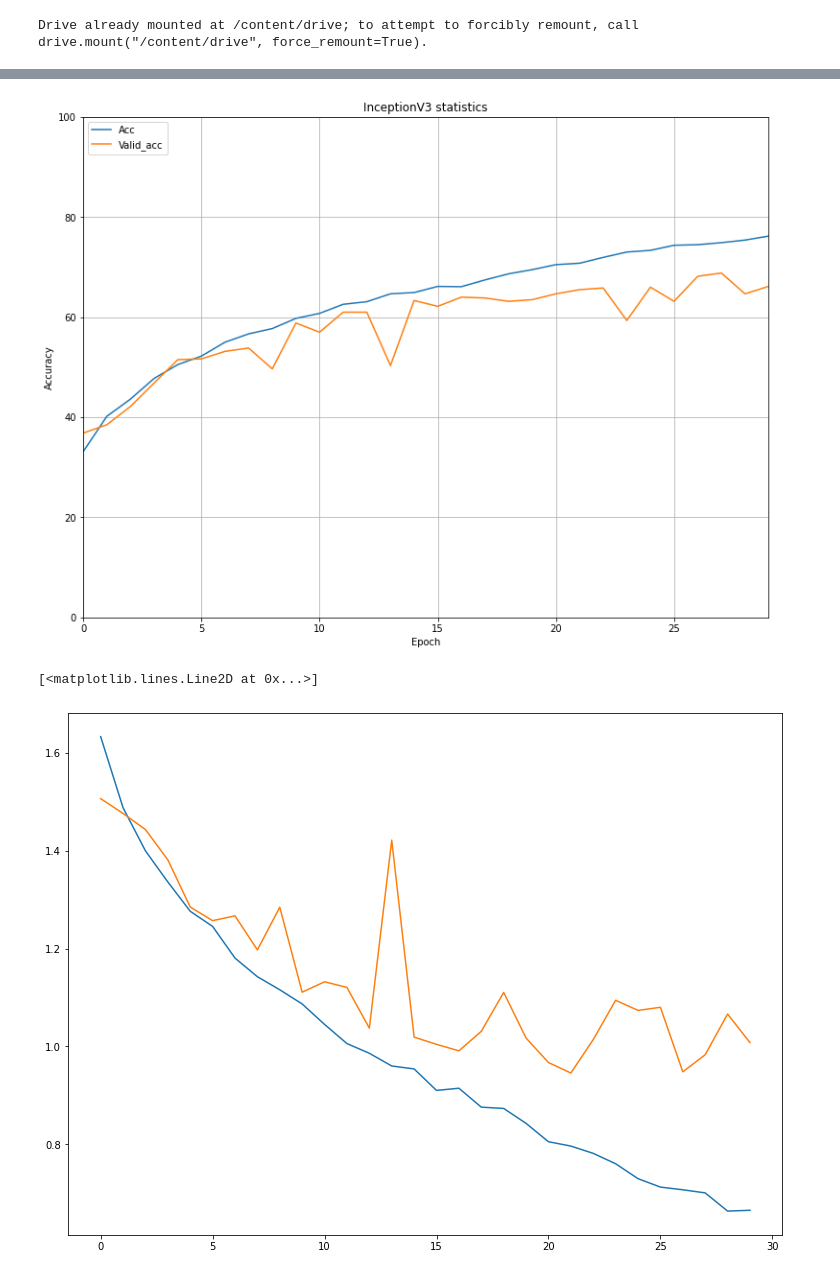
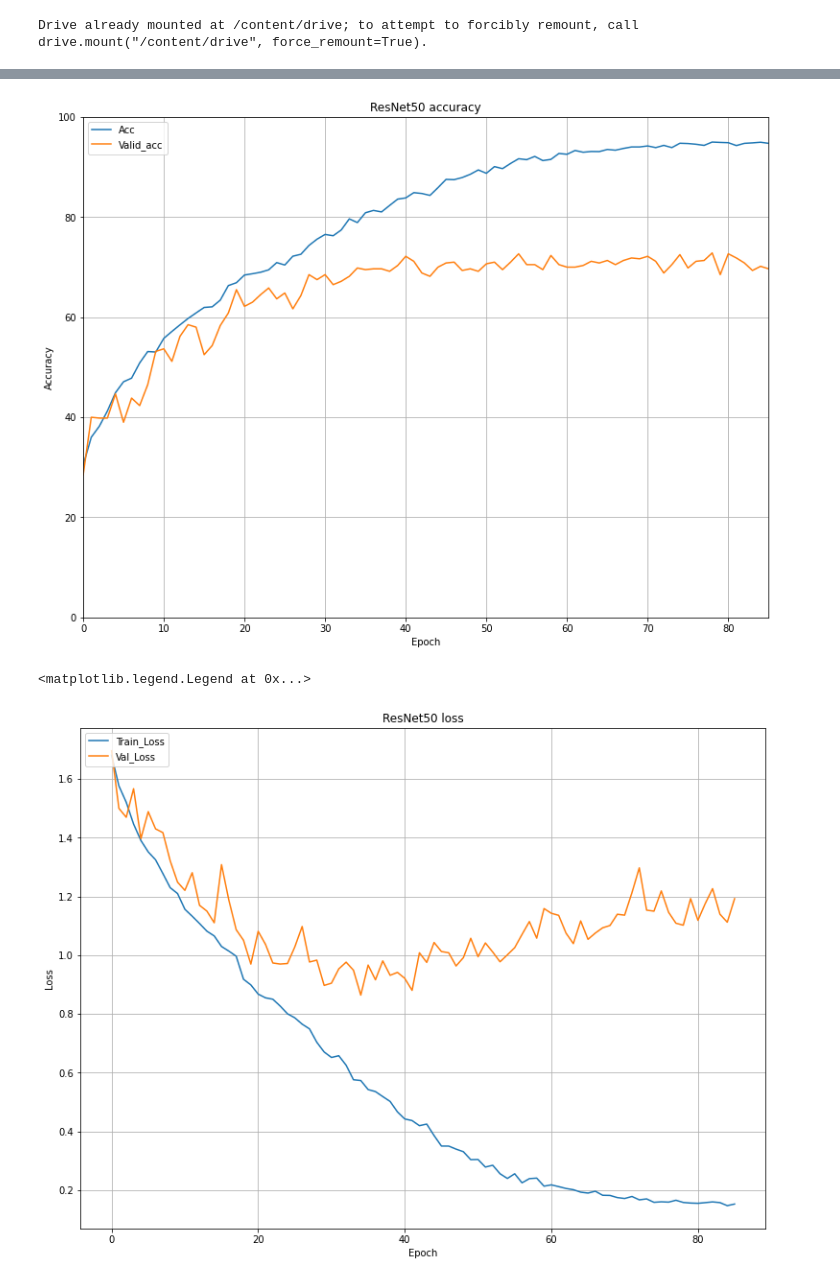
Before and after one commit to cpj6/digital_medicine_case2, a Jupyter notebook: ResNet50.ipynb, the cells around one changed output, grey strips where cells are left out. Drawn from its saved outputs; the diff is of its cells as text; code cells hidden in the pictures.

```diff
--- a/ResNet50.ipynb
+++ b/ResNet50.ipynb
@@ -36,8 +36,8 @@ data_dir = "/content/drive/Shared drives/數位醫學/Case Presentation 2"
 # hyper parameters
 num_classes = 6
 batch_size = 16
-EPOCH = 300
-input_size = 300
+EPOCH = 150
+input_size = 512
 
 device = torch.device("cuda:0" if torch.cuda.is_available() else "cpu")
 # %%
@@ -183,7 +183,7 @@ epoch_train = []
 best_val_acc = 0.0
 best_val_loss = 10.0
 
-for epoch in range(30, EPOCH):
+for epoch in range(EPOCH):
   net.train()
   sum_loss = 0.0
   correct = 0.0
@@ -244,13 +244,18 @@ for epoch in range(30, EPOCH):
       LOSS_VAL = val_sum_loss / (i + 1)
     loss_val.append(LOSS_VAL)
     print('validation accuracy：%.3f%%' % (100. * float(correct) / float(total)))
+    print('loss: ', LOSS_VAL)
     ## modified region ##
     valid_acc_train.append(100. * float(correct) / float(total))
     ## modified region ##
     acc = 100. * float(correct) / float(total)
+    if best_val_acc < acc:
+      print("save weight!!(acc)")
+      torch.save(net, '/content/drive/Shared drives/數位醫學/Case Presentation 2/Implementation/weights/model=resnet50(acc).pkl')
+      best_val_acc = acc
     if best_val_loss > LOSS_VAL:
-      print("save weight!!")
-      torch.save(net, '/content/drive/Shared drives/數位醫學/Case Presentation 2/Implementation/weights/model=resnet50.pkl')
+      print("save weight!!(loss)")
+      torch.save(net, '/content/drive/Shared drives/數位醫學/Case Presentation 2/Implementation/weights/model=resnet50(loss).pkl')
       best_val_loss = LOSS_VAL
     scheduler.step(acc)
   endtime = datetime.datetime.now()
@@ -284,7 +289,7 @@ plt.xlabel("Epoch")
 plt.xlim(0 , len(epoch_train)-1)
 plt.ylim(0 , 100)
 plt.ylabel("Accuracy")
-plt.title("InceptionV3 statistics")
+plt.title("ResNet50 accuracy")
 plt.plot(epoch_train , acc_train , label = "Acc")
 #plt.plot(epoch_train , loss_train , label = "Loss")
 plt.plot(epoch_train , valid_acc_train , label = "Valid_acc")
@@ -293,11 +298,17 @@ plt.grid()
 plt.show()
 #plt.savefig("ResNet50.jpg")
 # %% [output]
-[figure, old version]
+[figure, new version]
 # %%
 plt.figure(figsize=(12.8, 9.6))
+plt.xlabel("Epoch")
+plt.ylabel("Loss")
+plt.title("ResNet50 loss")
+#plt.ylim(0 , 4)
+plt.grid()
 plt.plot(epoch_train , loss_train , label = "Train_Loss")
 plt.plot(epoch_train , loss_val, label='Val_Loss')
+plt.legend(loc="upper left")
 # %% [output]
-[<matplotlib.lines.Line2D at 0x...>]
+<matplotlib.legend.Legend at 0x...>
-[figure, old version]
+[figure, new version]
```
Also changed, not shown: parts of 3 cells of this notebook, 2 other files.
